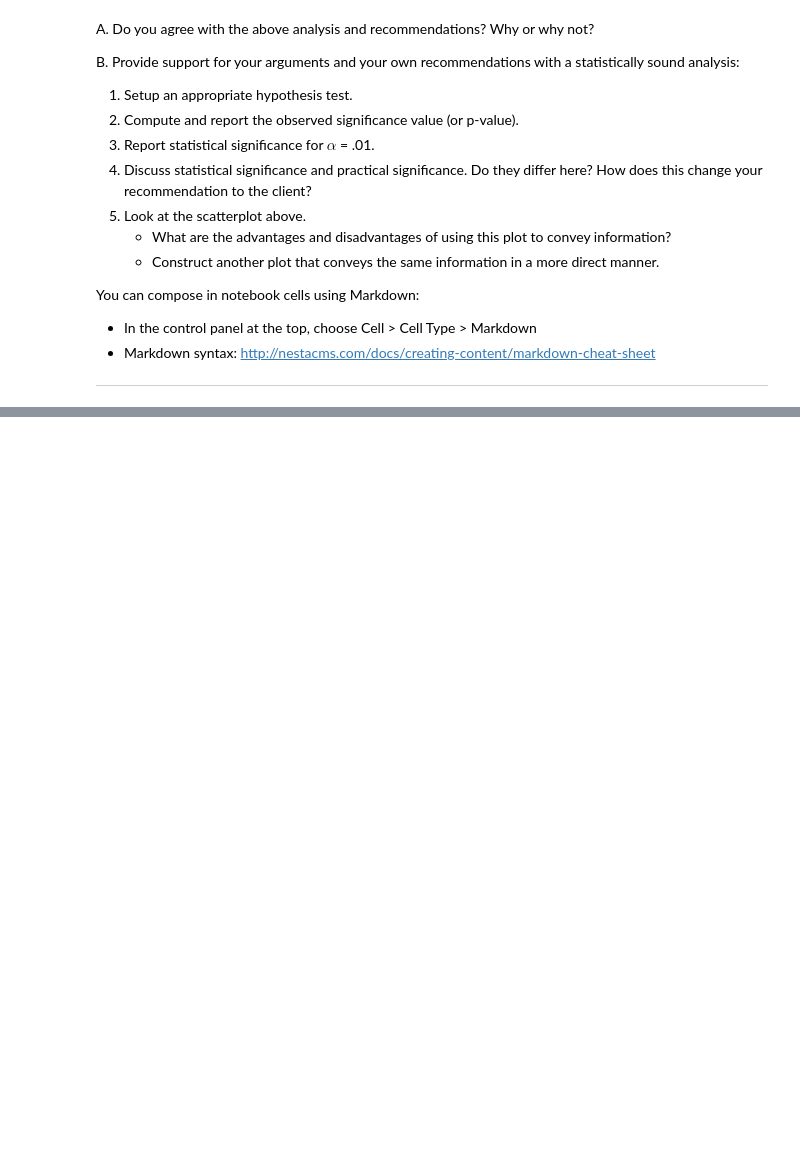
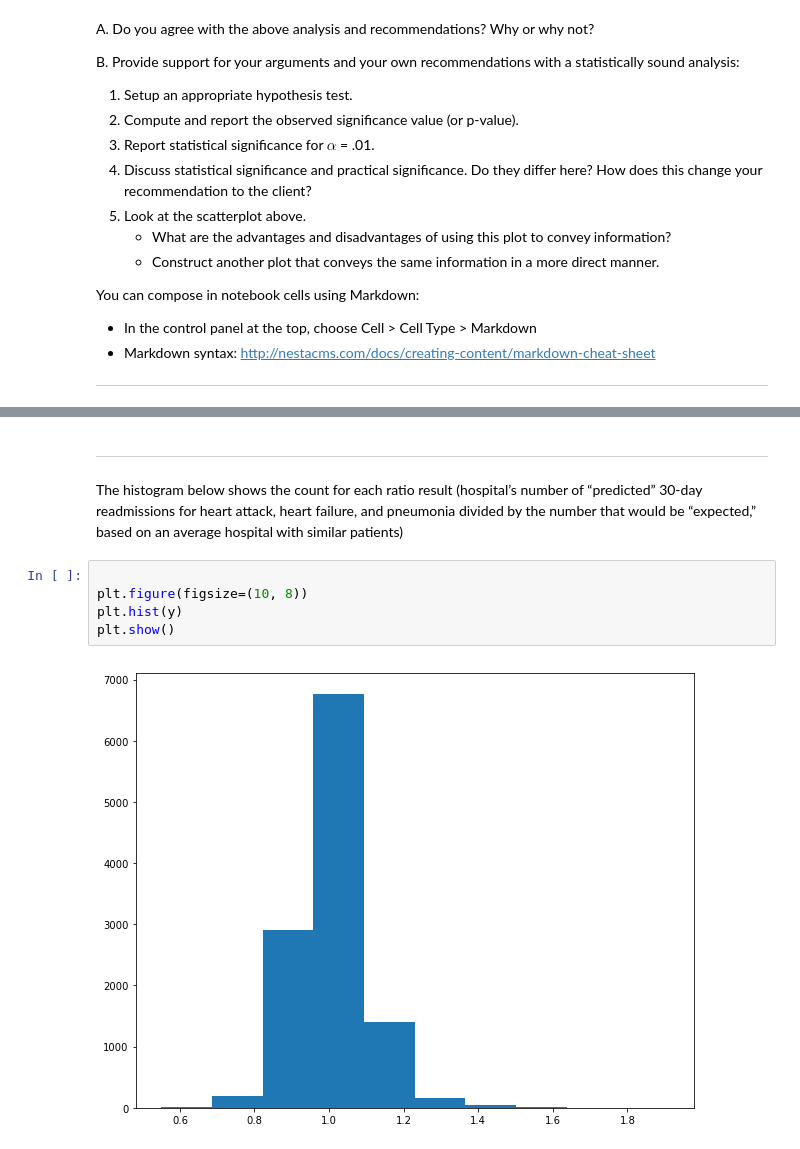
Before and after one commit to zbiswas3/Datascience-Projects, a Jupyter notebook: Inferential Statistics Projects in Python/Hospital Readmission Analysis/sliderule_dsi_inferential_statistics_exercise_3.ipynb, the cells around one changed output, grey strips where cells are left out. Saved outputs shown, nothing was run; the diff lists cells and outputs as text; blank space fills up the shorter version.

```diff
--- a/Inferential Statistics Projects in Python/Hospital Readmission Analysis/sliderule_dsi_inferential_statistics_exercise_3.ipynb
+++ b/Inferential Statistics Projects in Python/Hospital Readmission Analysis/sliderule_dsi_inferential_statistics_exercise_3.ipynb
@@ -124,0 +246,12 @@ I do not agree with the above analysis.
+# %% [markdown]
+***
+The histogram below shows the count for each ratio result (hospital’s number of “predicted” 30-day
+readmissions for heart attack, heart failure, and pneumonia divided by the number that would be
+“expected,” based on an average hospital with similar patients)
+# %%
+
+plt.figure(figsize=(10, 8))
+plt.hist(y)
+plt.show()
+# %% [output]
+[figure, added]
```
Also changed, not shown: parts of 21 cells of this notebook, 6 other files.
